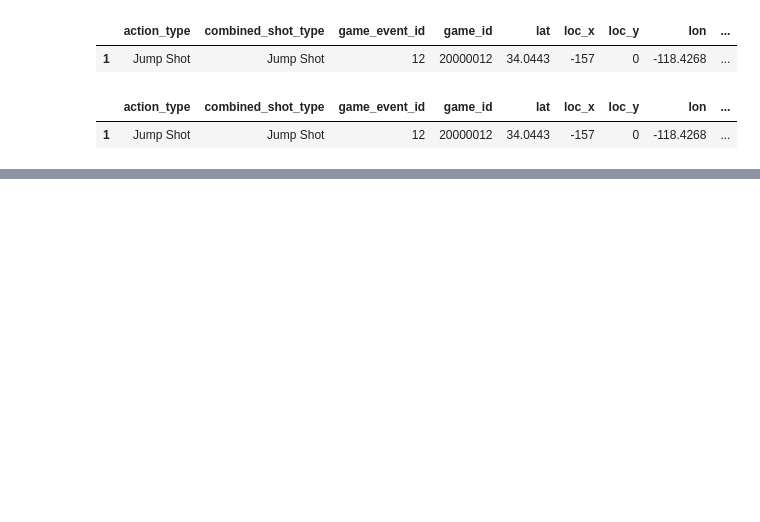
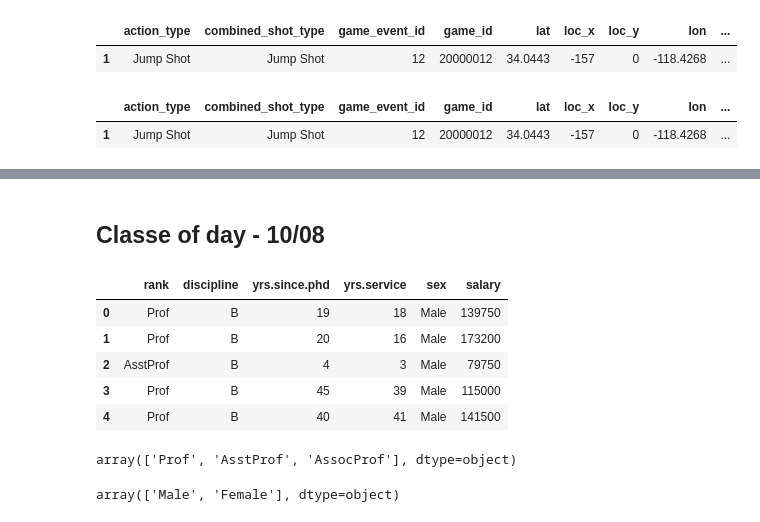
Before and after one commit to guisolski/projetos-Python, a Jupyter notebook: arquivos/jypther/dataScienceClasses.ipynb, the cells around one changed output, grey strips where cells are left out. Cells and saved outputs as stored; diff of their text form; code cells hidden in the pictures; blank space fills up the shorter version.

Commit message:
add classes

```diff
--- a/arquivos/jypther/dataScienceClasses.ipynb
+++ b/arquivos/jypther/dataScienceClasses.ipynb
@@ -295,0 +310,2 @@ df
+# %% [markdown]
+## Classe of day - 10/08
@@ -295,0 +314,18 @@ df
+# %%
+df.drop('Unnamed: 0', axis=1, inplace=True)
+df.head(5)
+# %% [output]
+|  | rank | discipline | yrs.since.phd | yrs.service | sex | salary |
+| 0 | Prof | B | 19 | 18 | Male | 139750 |
+| 1 | Prof | B | 20 | 16 | Male | 173200 |
+| 2 | AsstProf | B | 4 | 3 | Male | 79750 |
+| 3 | Prof | B | 45 | 39 | Male | 115000 |
+| 4 | Prof | B | 40 | 41 | Male | 141500 |
+# %%
+df['rank'].unique()
+# %% [output]
+array(['Prof', 'AsstProf', 'AssocProf'], dtype=object)
+# %%
+df['sex'].unique()
+# %% [output]
+array(['Male', 'Female'], dtype=object)
```
Also changed, not shown: parts of 10 cells of this notebook, 1 other file.
